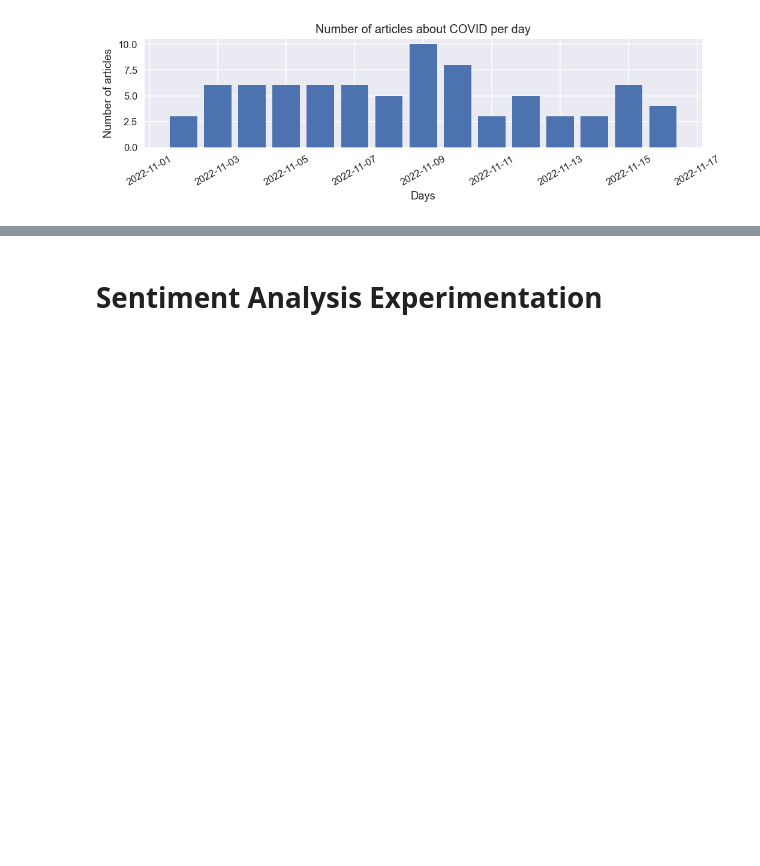
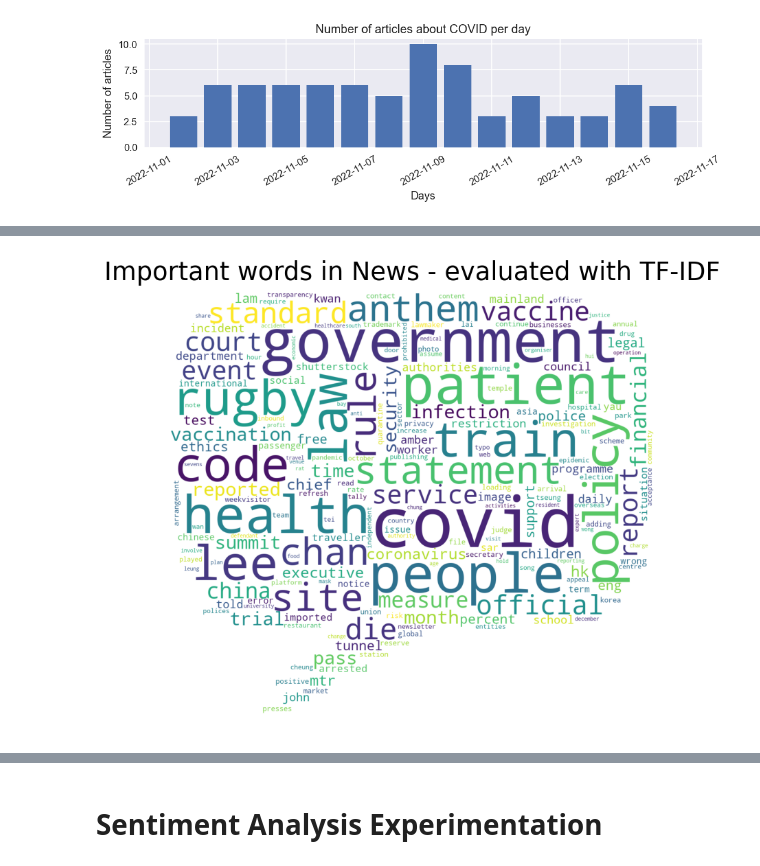
Before and after one commit to ispasojev/news-index-analysis, a Jupyter notebook: 1_Preprocessing.ipynb, the cells around one changed output, grey strips where cells are left out. Drawn from its saved outputs; the diff is of its cells as text; code cells hidden in the pictures; blank space fills up the shorter version.

```diff
--- a/1_Preprocessing.ipynb
+++ b/1_Preprocessing.ipynb
@@ -455,0 +405,22 @@ Length: 5350, dtype: float64
+# %%
+from sklearn.feature_extraction.text import TfidfVectorizer
+
+vectorizer = TfidfVectorizer(stop_words='english')
+vecs = vectorizer.fit_transform(df['processed_text'])
+
+features = vectorizer.get_feature_names()
+tdidf_df = pd.DataFrame(vecs.todense().tolist(), columns=features)
+
+wc =WordCloud(background_color='white',
+                max_words=200,
+                mask=sms_picture).generate_from_frequencies(tdidf_df.T.sum(axis=1))
+
+plt.figure(figsize=(9,7), dpi =120)
+plt.title('Important words in News - evaluated with TF-IDF',
+          fontdict={'size': 22,  'verticalalignment': 'bottom'})
+plt.imshow(wc)
+plt.axis("off")
+plt.savefig("./data/images/Analysis_Plot_TFIDF_Important_Words")
+plt.show()
+# %% [output]
+[figure, added]
```
Also changed, not shown: parts of 22 cells of this notebook, 7 other files.
